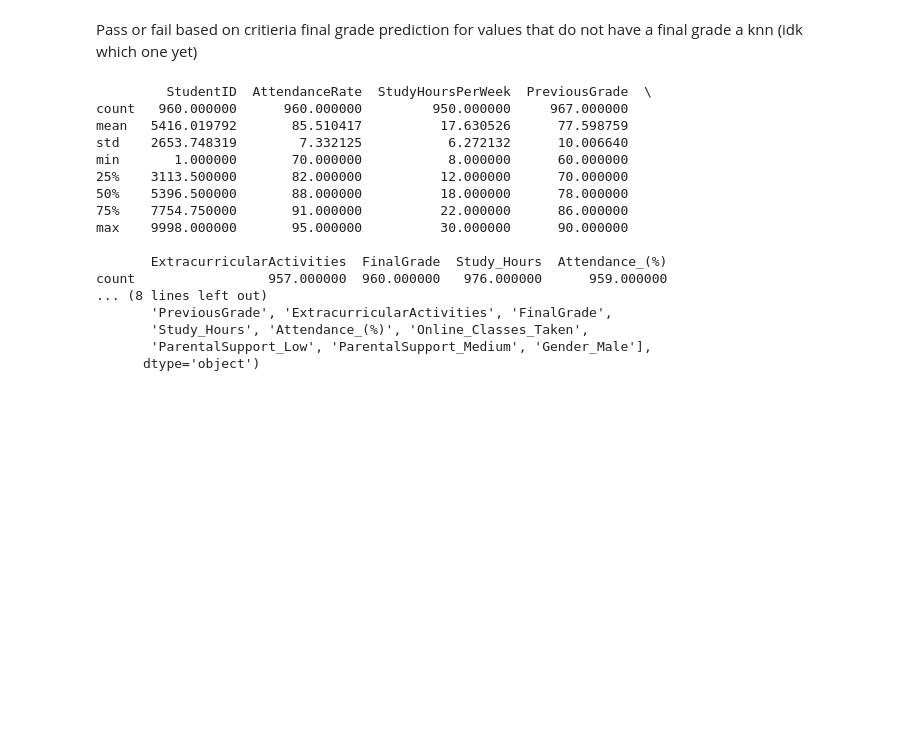
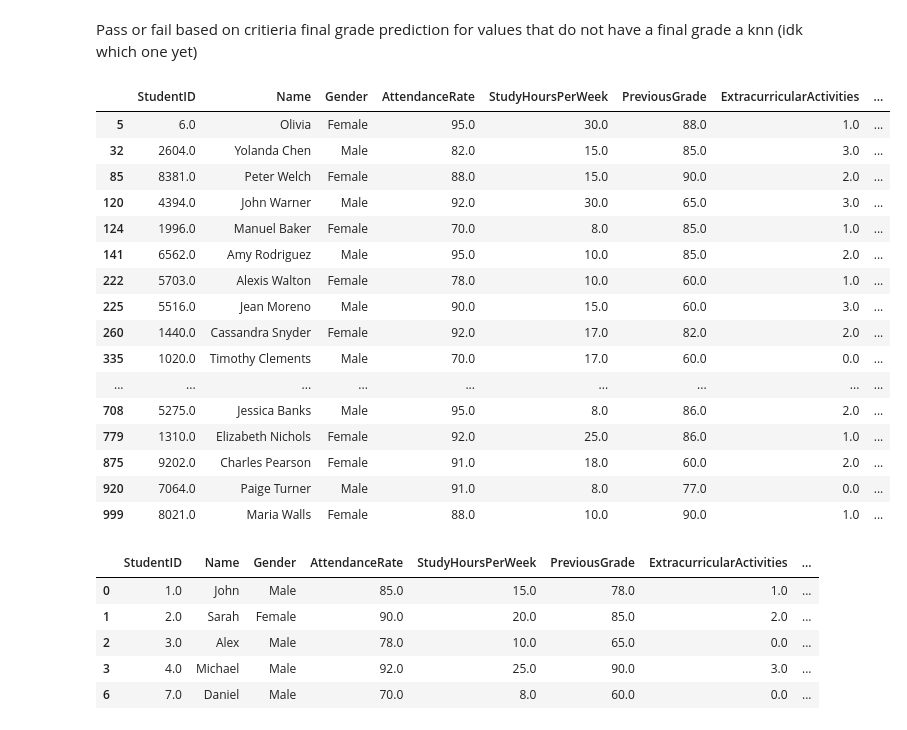
Before and after one commit to zanedotmp4/MLFInalProject, a Jupyter notebook: main.ipynb, the cells around one changed output. Cells and saved outputs as stored; diff of their text form; code cells hidden in the pictures; blank space fills up the shorter version.

```diff
--- a/main.ipynb
+++ b/main.ipynb
@@ -12,39 +14,54 @@ from dmba import classificationSummary
 # %%
 student_performace = pd.read_csv('student_performance_updated_1000.csv')
+# %%
+def dataCleaning(student_performace):
+    student_performace.columns = [s.strip().replace(' ','_') for s in student_performace.columns]
+    return student_performace[
+    (student_performace['StudyHoursPerWeek'] > 0) &
+    (student_performace['AttendanceRate'] < 100) &
+    (student_performace['StudyHoursPerWeek'] < (24 * 7)) &
+    (student_performace['FinalGrade'] <= 100)|
+    (student_performace['FinalGrade'].isna())&
+    (student_performace['Study_Hours']>=0)
+    ]
+# %%
+finalsGradePredictor = []
+noData=student_performace['FinalGrade'].isna()
+finalsGradePredictor = dataCleaning(student_performace[student_performace['FinalGrade'].isna()])
+columns_to_check = finalsGradePredictor.columns.difference(['FinalGrade'])
+finalsGradePredictor = finalsGradePredictor.dropna(subset=columns_to_check)
+finalsGradePredictor
+# %% [output]
+|  | StudentID | Name | Gender | AttendanceRate | StudyHoursPerWeek | PreviousGrade | ExtracurricularActivities | ... |
+| 5 | 6.0 | Olivia | Female | 95.0 | 30.0 | 88.0 | 1.0 | ... |
+| 32 | 2604.0 | Yolanda Chen | Male | 82.0 | 15.0 | 85.0 | 3.0 | ... |
+| 85 | 8381.0 | Peter Welch | Female | 88.0 | 15.0 | 90.0 | 2.0 | ... |
+| 120 | 4394.0 | John Warner | Male | 92.0 | 30.0 | 65.0 | 3.0 | ... |
+| 124 | 1996.0 | Manuel Baker | Female | 70.0 | 8.0 | 85.0 | 1.0 | ... |
+| 141 | 6562.0 | Amy Rodriguez | Male | 95.0 | 10.0 | 85.0 | 2.0 | ... |
+| 222 | 5703.0 | Alexis Walton | Female | 78.0 | 10.0 | 60.0 | 1.0 | ... |
+| 225 | 5516.0 | Jean Moreno | Male | 90.0 | 15.0 | 60.0 | 3.0 | ... |
+| 260 | 1440.0 | Cassandra Snyder | Female | 92.0 | 17.0 | 82.0 | 2.0 | ... |
+| 335 | 1020.0 | Timothy Clements | Male | 70.0 | 17.0 | 60.0 | 0.0 | ... |
+| ... | ... | ... | ... | ... | ... | ... | ... | ... |
+| 708 | 5275.0 | Jessica Banks | Male | 95.0 | 8.0 | 86.0 | 2.0 | ... |
+| 779 | 1310.0 | Elizabeth Nichols | Female | 92.0 | 25.0 | 86.0 | 1.0 | ... |
+| 875 | 9202.0 | Charles Pearson | Female | 91.0 | 18.0 | 60.0 | 2.0 | ... |
+| 920 | 7064.0 | Paige Turner | Male | 91.0 | 8.0 | 77.0 | 0.0 | ... |
+| 999 | 8021.0 | Maria Walls | Female | 88.0 | 10.0 | 90.0 | 1.0 | ... |
 # %%
-#clean data
-student_performace.columns = [s.strip().replace(' ','_') for s in student_performace.columns]
+
 #descriptive statistics
-print(student_performace.describe())
 
 reduced_performace = student_performace.dropna()
-reduced_performace = reduced_performace[
-    (reduced_performace['StudyHoursPerWeek'] > 0) |
-    (reduced_performace['AttendanceRate'] < 100) |
-    (reduced_performace['StudyHoursPerWeek'] < (24 * 7)) |
-    (reduced_performace['FinalGrade'] <= 100)
-]
+reduced_performace = dataCleaning(reduced_performace)
 x = reduced_performace.drop(columns=['FinalGrade'])
 y = reduced_performace['FinalGrade']
 reduced_performace.head()
-
-reduced_performace= pd.get_dummies(reduced_performace,drop_first=True,dtype=int,columns=['ParentalSupport','Gender'])
-print(reduced_performace.columns)
 # %% [output]
-         StudentID  AttendanceRate  StudyHoursPerWeek  PreviousGrade  \
-count   960.000000      960.000000         950.000000     967.000000
-mean   5416.019792       85.510417          17.630526      77.598759
-std    2653.748319        7.332125           6.272132      10.006640
-min       1.000000       70.000000           8.000000      60.000000
-25%    3113.500000       82.000000          12.000000      70.000000
-50%    5396.500000       88.000000          18.000000      78.000000
-75%    7754.750000       91.000000          22.000000      86.000000
-max    9998.000000       95.000000          30.000000      90.000000
-
-       ExtracurricularActivities  FinalGrade  Study_Hours  Attendance_(%)
-count                 957.000000  960.000000   976.000000      959.000000
-... (8 lines left out)
-       'PreviousGrade', 'ExtracurricularActivities', 'FinalGrade',
-       'Study_Hours', 'Attendance_(%)', 'Online_Classes_Taken',
-       'ParentalSupport_Low', 'ParentalSupport_Medium', 'Gender_Male'],
-      dtype='object')
+|  | StudentID | Name | Gender | AttendanceRate | StudyHoursPerWeek | PreviousGrade | ExtracurricularActivities | ... |
+| 0 | 1.0 | John | Male | 85.0 | 15.0 | 78.0 | 1.0 | ... |
+| 1 | 2.0 | Sarah | Female | 90.0 | 20.0 | 85.0 | 2.0 | ... |
+| 2 | 3.0 | Alex | Male | 78.0 | 10.0 | 65.0 | 0.0 | ... |
+| 3 | 4.0 | Michael | Male | 92.0 | 25.0 | 90.0 | 3.0 | ... |
+| 6 | 7.0 | Daniel | Male | 70.0 | 8.0 | 60.0 | 0.0 | ... |
```
Also changed, not shown: parts of 12 cells of this notebook.
